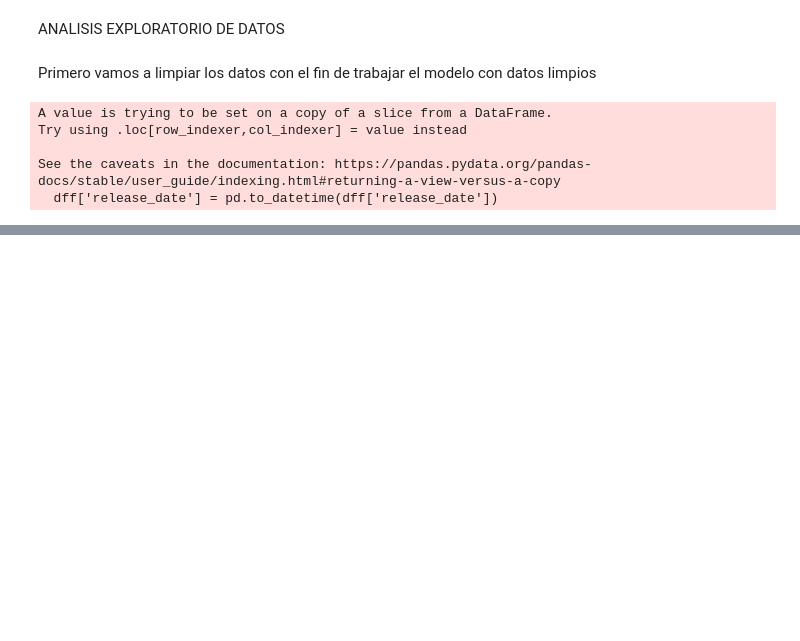
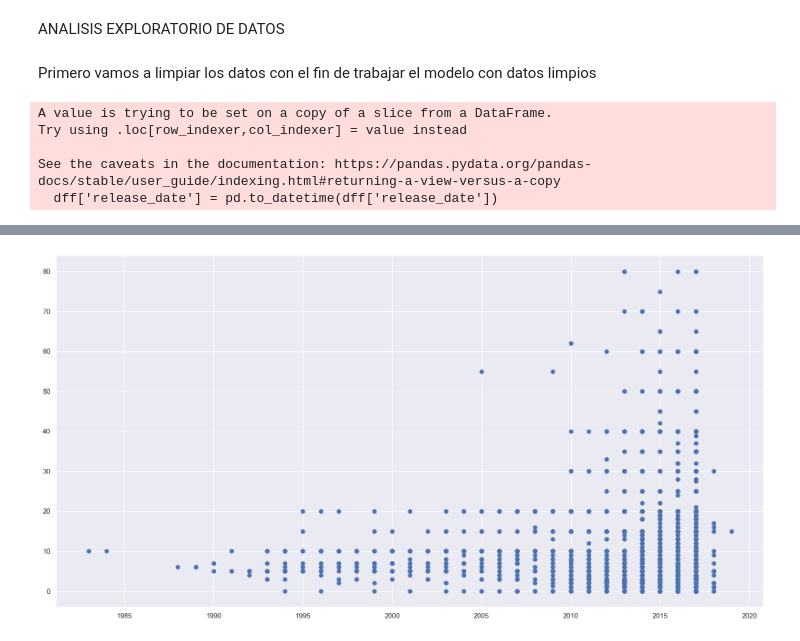
Before and after one commit to LLozanoBaron/Project_MLops, a Jupyter notebook: Proyecto_individual_1.ipynb, the cells around one changed output, grey strips where cells are left out. Cells and saved outputs as stored; diff of their text form; code cells hidden in the pictures; blank space fills up the shorter version.

```diff
--- a/Proyecto_individual_1.ipynb
+++ b/Proyecto_individual_1.ipynb
@@ -241,0 +314,11 @@ plt.show()
+# %%
+#To plot the df choose a specific period of time and a genre to see the dates
+x = df_anid[(df_anid['genres']=='Action' )]['year']
+y = df_anid[(df_anid['genres']=='Action' )]['price']
+# %%
+# Plot
+plt.figure(figsize=(20, 10))
+plt.scatter(x, y)
+plt.show()
+# %% [output]
+[figure, added]
```
Also changed, not shown: parts of 67 cells of this notebook, 3 other files.
